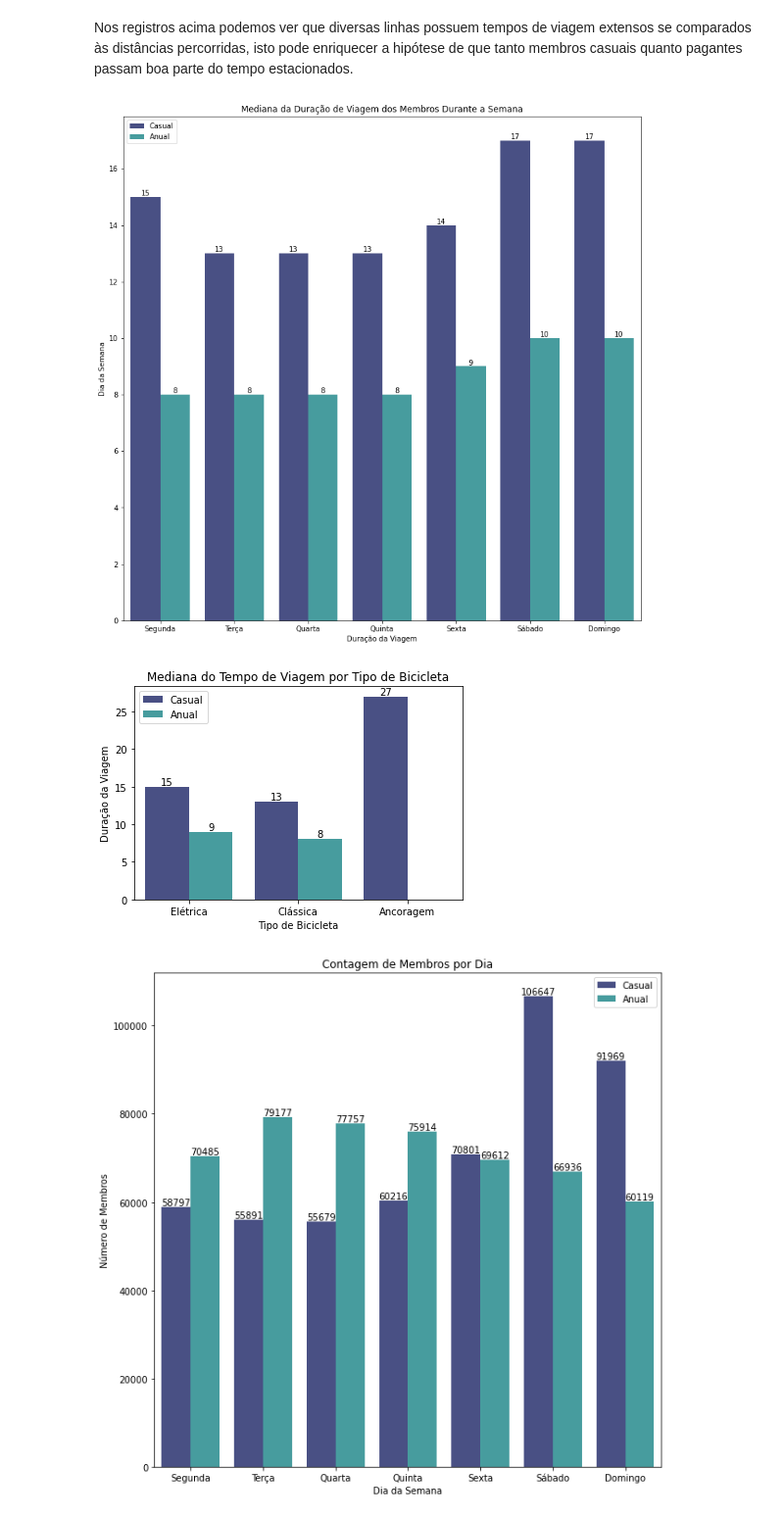
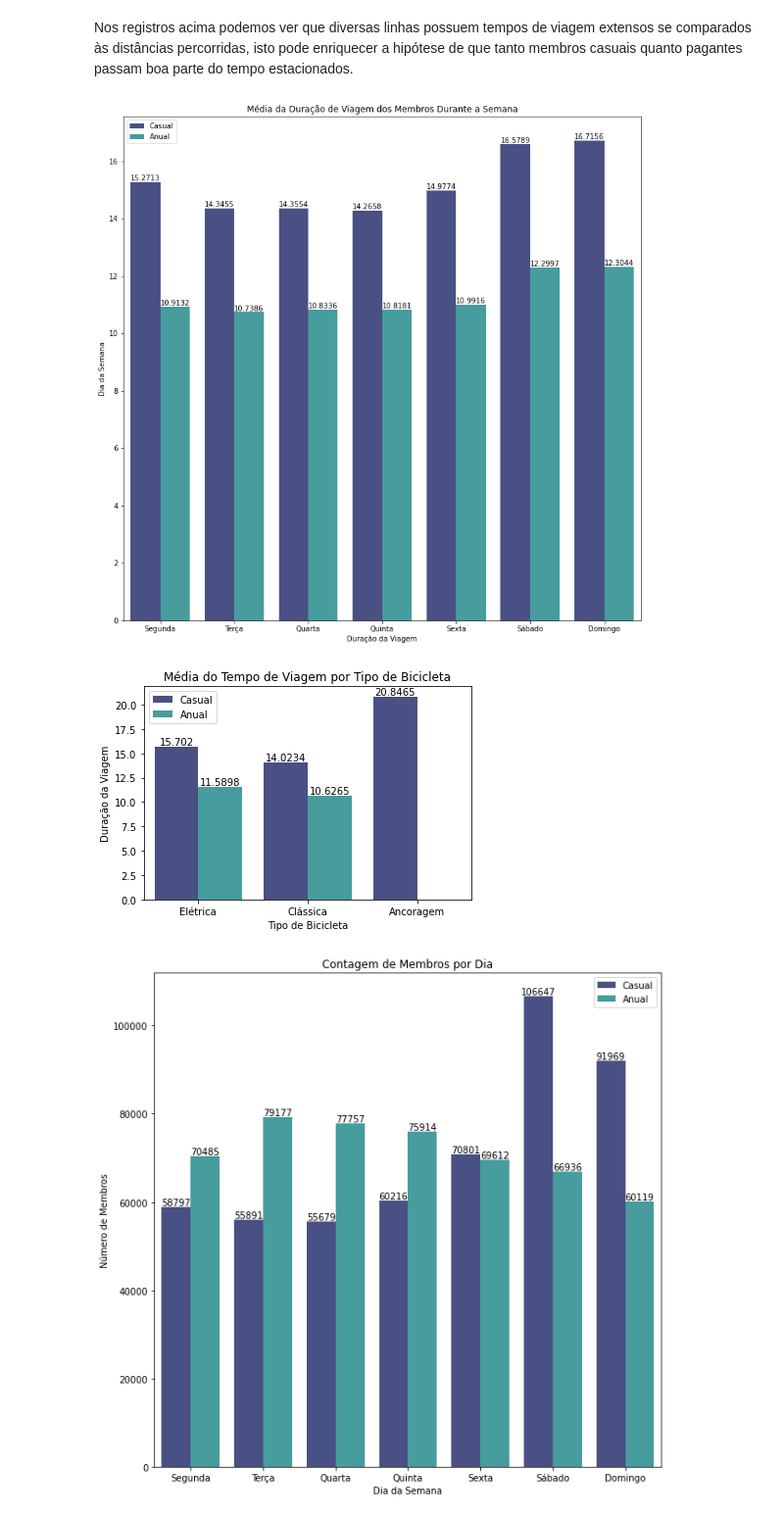
Before and after one commit to 941007/Projetos, a Jupyter notebook: Cyclistic_case_study-traduzido.ipynb, the cells around one changed output. Shown at 98% size. Cells and saved outputs as stored; diff of their text form; code cells hidden in the pictures.

```diff
--- a/Cyclistic_case_study-traduzido.ipynb
+++ b/Cyclistic_case_study-traduzido.ipynb
@@ -419,3 +433,7 @@ IQR = Q3 - Q1
 # %%
+#Numero de outliers por coluna
+Q1 = sample_df.quantile(0.25)
+Q3 = sample_df.quantile(0.75)
+IQR = Q3 - Q1
 ((sample_df.select_dtypes('number') < (Q1 - 1.5 * IQR)) | (sample_df.select_dtypes('number') > (Q3 + 1.5 * IQR))).sum()
 # %% [output]
@@ -448,0 +468,12 @@ Dado o número de outliers, estarei utilizando mediana para o restante das anál
+# %%
+cols = ['ride_length', 'distance_meters', 'distance_km']
+from numpy import percentile
+for x in cols:
+    Q3,Q1 = np.percentile(sample_df.loc[:,x],[75,25])
+    IQR = Q3-Q1
+
+    max = Q3+(1.5*IQR)
+    min = Q1-(1.5*IQR)
+
+    sample_df.loc[sample_df[x] < min,x] = np.nan
+    sample_df.loc[sample_df[x] > max,x] = np.nan
@@ -450,9 +497,9 @@ Dado o número de outliers, estarei utilizando mediana para o restante das anál
 label_membro = ['Casual', 'Anual']
 
 plt.figure(figsize=(10,10))
-plt.title("Tipo de Membro x Distância de Viagem (Mediana de minutos)")
+plt.title("Tipo de Membro x Distância de Viagem (Média em minutos)")
 
-ax = sns.barplot(x = 'member_casual', y = 'ride_length', palette='mako', estimator=np.median, data = sample_df)
+ax = sns.barplot(x = 'member_casual', y = 'ride_length', palette='mako', data = sample_df)
 ax.set_xticklabels(label_membro)
 
 plt.xlabel("Tipo de Membro")
@@ -490,10 +537,11 @@ order = ["Monday", "Tuesday", "Wednesday", "Thursday", "Friday", "Saturday", "Su
 labels = ['Segunda', 'Terça', 'Quarta', 'Quinta', 'Sexta', 'Sábado', 'Domingo']
 
 plt.figure(figsize=(13,13))
-plt.title("Mediana da Duração de Viagem dos Membros Durante a Semana")
+plt.title("Média da Duração de Viagem dos Membros Durante a Semana")
 
 ax = sns.barplot(x = 'day_of_week', y = 'ride_length', hue = 'member_casual', palette='mako',
-                 order=order, ci = None, estimator=np.median, data = sample_df)
+                 order=order, ci = None, data = sample_df)
+
 ax.set_xticklabels(labels)
 ax.legend(labels=['Casual', 'Anual'])
 
@@ -503,24 +551,23 @@ plt.ylabel("Dia da Semana")
 for container in ax.containers:
     ax.bar_label(container)
 # %% [output]
-[figure, old version]
+[figure, new version]
 # %%
 label_bike = ['Elétrica', 'Clássica', 'Ancoragem']
-plt.title("Mediana do Tempo de Viagem por Tipo de Bicicleta")
+plt.title("Média do Tempo de Viagem por Tipo de Bicicleta")
 
-ax = sns.barplot(x = 'rideable_type', y = 'ride_length', hue = 'member_casual', palette='mako',
-                 estimator=np.median, data = sample_df, ci = None)
+ax = sns.barplot(x = 'rideable_type', y = 'ride_length', hue = 'member_casual', palette='mako', data = sample_df, ci = None)
 
 ax.legend(labels=['Casual', 'Anual'])
 ax.set_xticklabels(label_bike)
 
 plt.xlabel("Tipo de Bicicleta")
 plt.ylabel("Duração da Viagem")
 
 for container in ax.containers:
     ax.bar_label(container)
 # %% [output]
-[figure, old version]
+[figure, new version]
 # %%
 order = ["Monday", "Tuesday", "Wednesday", "Thursday", "Friday", "Saturday", "Sunday"]
 labels = ['Segunda', 'Terça', 'Quarta', 'Quinta', 'Sexta', 'Sábado', 'Domingo']
```
Also changed, not shown: parts of 21 cells of this notebook, 1 other file.
